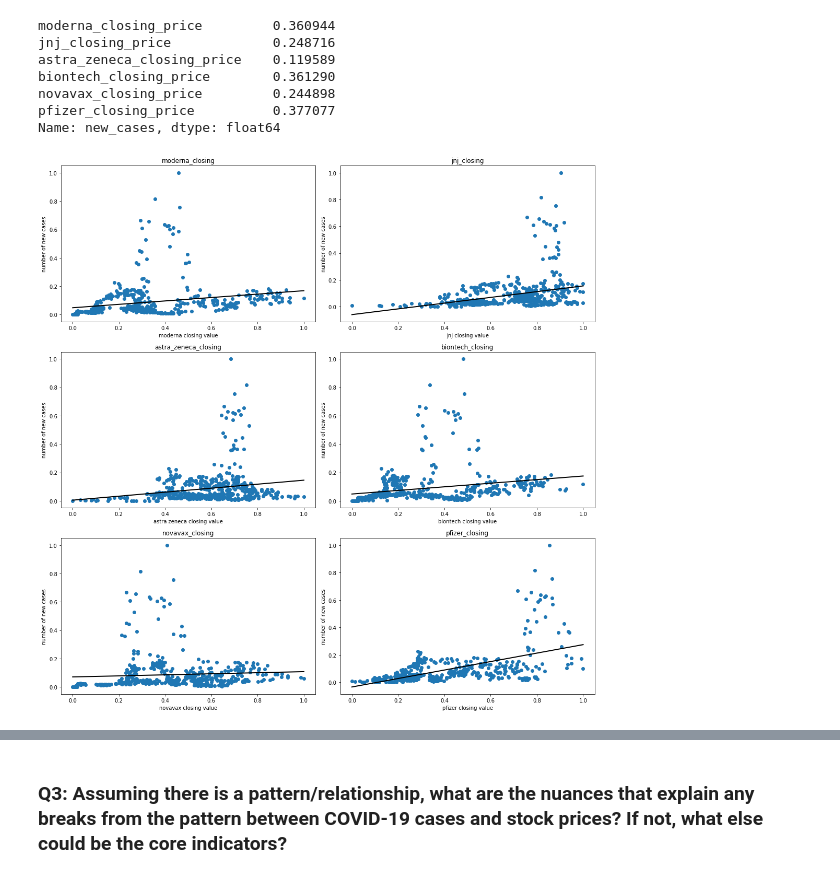
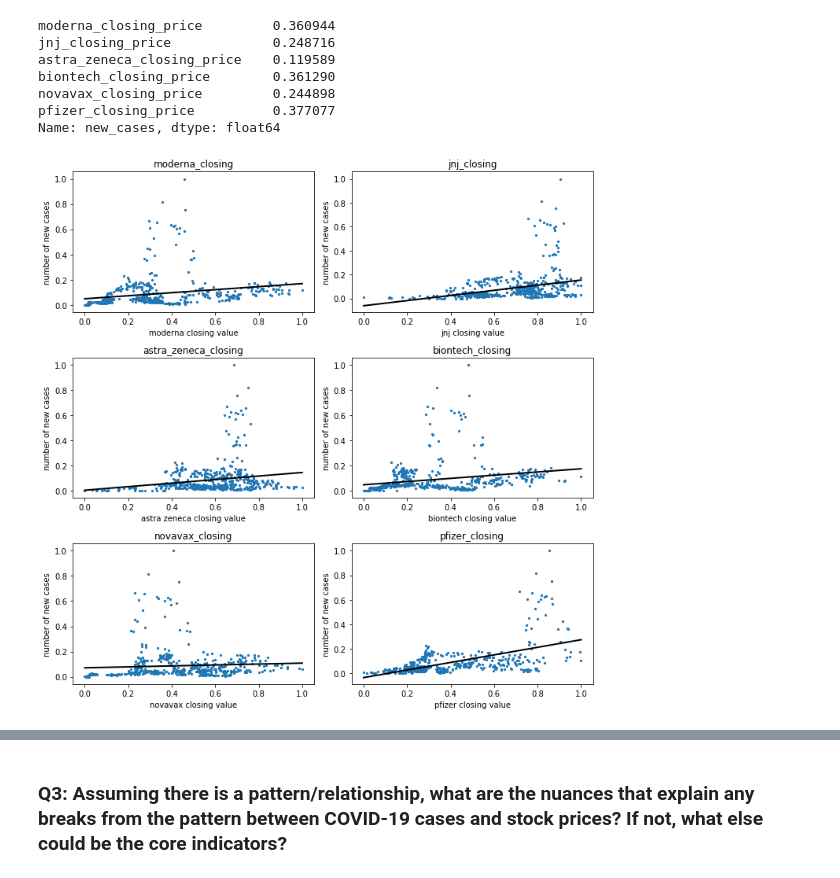
Before and after one commit to yyan17/SIADS-591, a Jupyter notebook: final_report/Vaccine Stock Analysis during the COVID-19 Pandemic.ipynb, the cells around one changed output, grey strips where cells are left out. Drawn from its saved outputs; the diff is of its cells as text; code cells hidden in the pictures.

```diff
--- a/final_report/Vaccine Stock Analysis during the COVID-19 Pandemic.ipynb
+++ b/final_report/Vaccine Stock Analysis during the COVID-19 Pandemic.ipynb
@@ -386,3 +356,16 @@ y = alt.vconcat(charts[3], charts[4], charts[5])
 # %% [markdown]
 <h3>Q2: Is there a positive or negative relationship between COVID-19 cases and pharmaceutical stock prices of the aforementioned companies? Could a rise in COVID-19 cases be used as a factor to predict a rise in pharmaceutical stock prices?
 </h3>
+# %%
+columns = ['new_cases', 'moderna_closing_price', 'jnj_closing_price', 'astra_zeneca_closing_price', 'biontech_closing_price', 'novavax_closing_price', 'pfizer_closing_price']
+q2_df = df_merged[columns].dropna()
+
+fig, axs = plt.subplots(7, figsize=(16, 20))
+
+for i in range(0, 7):
+    axs[i].hist(q2_df[columns[i]], bins = 50);
+    axs[i].set_title(columns[i]);
+    axs[i].set_ylabel('Count');
+
+fig.tight_layout()
+plt.show()
@@ -389,6 +374,4 @@ y = alt.vconcat(charts[3], charts[4], charts[5])
 # %%
-q2_df = df_merged[['new_cases', 'moderna_closing_price', 'jnj_closing_price', 'astra_zeneca_closing_price', 'biontech_closing_price', 'novavax_closing_price', 'pfizer_closing_price']].dropna()
-
 q2_df.corr(method = 'kendall')['new_cases'].drop(labels=['new_cases'])
 # %% [output]
 moderna_closing_price         0.360944
@@ -401,29 +384,26 @@ Name: new_cases, dtype: float64
 # %%
 mean_normalized_df = (q2_df - q2_df.mean()) / q2_df.std()
 min_max_normalized_df = (q2_df - q2_df.min()) / (q2_df.max() - q2_df.min())
 normalized_df = min_max_normalized_df
 
-stocks = ['moderna_closing_price', 'jnj_closing_price', 'astra_zeneca_closing_price', 'biontech_closing_price', 'novavax_closing_price', 'pfizer_closing_price']
-
-fig, axes = plt.subplots(3, 2, figsize = (15, 15))
-
-count = 0
+fig, axes = plt.subplots(3, 2, figsize = (10, 10))
+count = 1
 x_val = np.linspace(0, 1, num=100)
 for i in range(0, 3):
     for j in range(0, 2):
-        col_name = stocks[count]
-        axes[i][j].scatter(normalized_df[col_name], normalized_df['new_cases']);
+        col_name = columns[count]
+        axes[i][j].scatter(normalized_df[col_name], normalized_df['new_cases'], s=5);
 
         poly = np.poly1d(np.polyfit(normalized_df[col_name], normalized_df['new_cases'], 1))
         axes[i][j].plot(x_val, poly(x_val), color = "k", lw = 2);
 
         axes[i][j].set_title(col_name[:len(col_name) - 6]);
         axes[i][j].set_xlabel(col_name[:len(col_name) - 6].replace("_", " ") + ' value');
         axes[i][j].set_ylabel('number of new cases');
         count += 1
 
 fig.tight_layout()
 plt.show()
 # %% [output]
-[figure, old version]
+[figure, new version]
 # %%
```
Also changed, not shown: parts of 9 cells of this notebook, 2 other files.
